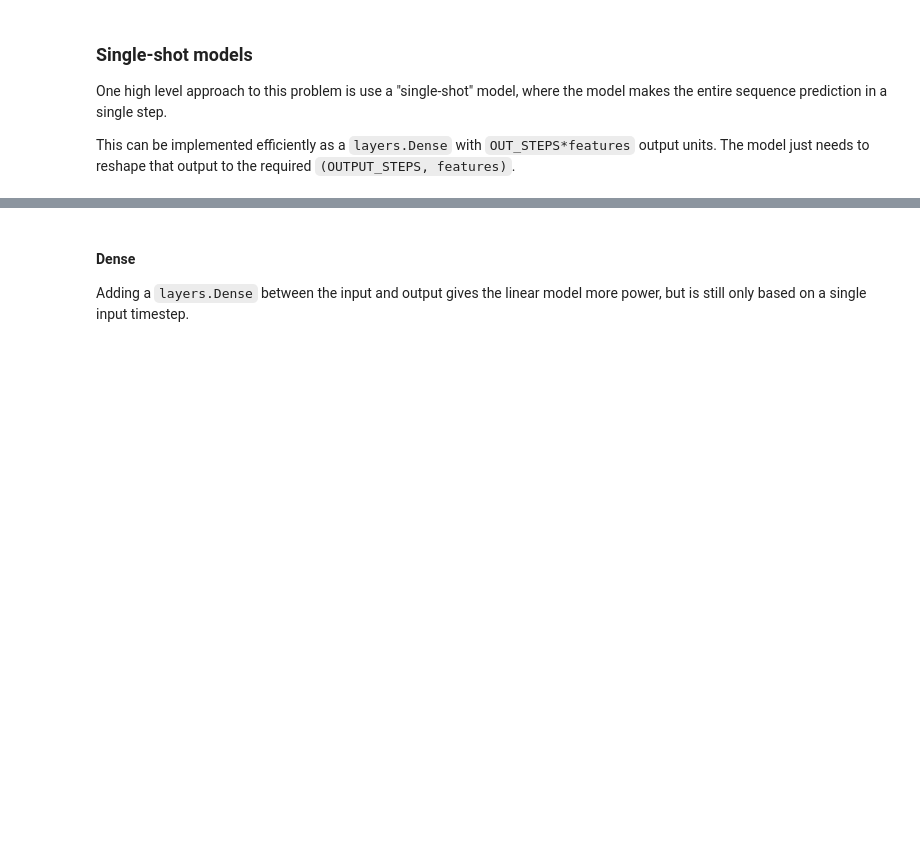
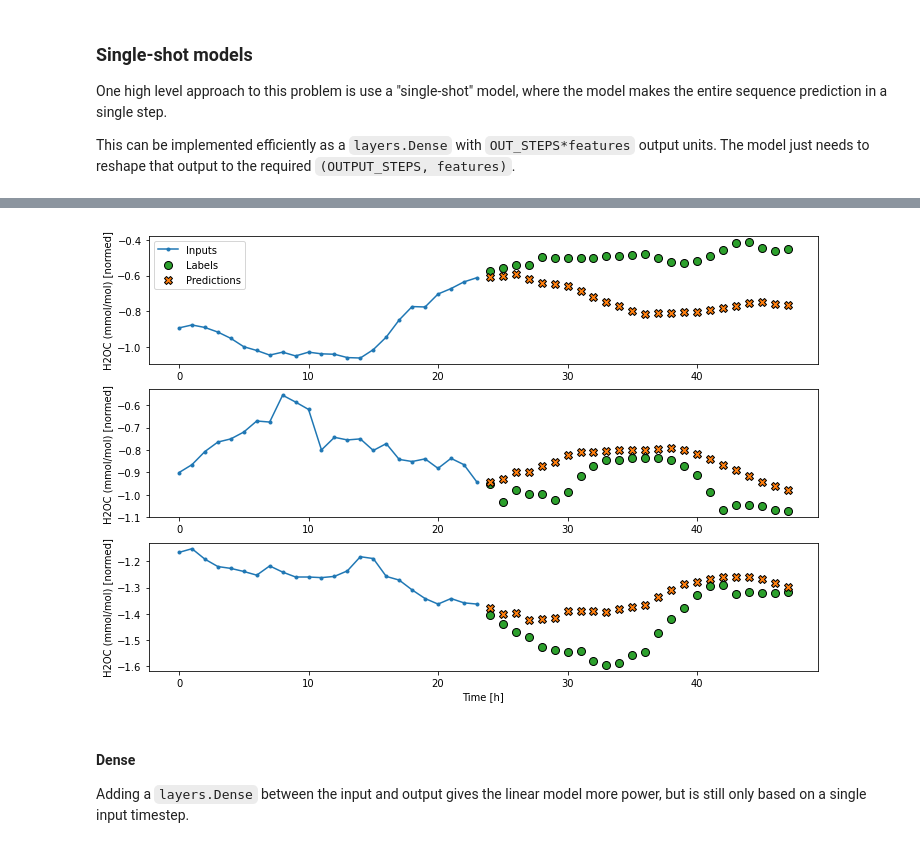
Before and after one commit to shubacca/time-series-tf-weather, a Jupyter notebook: site/en/tutorials/structured_data/time_series.ipynb, the cells around one changed output, grey strips where cells are left out. Saved outputs shown, nothing was run; the diff lists cells and outputs as text; code cells hidden in the pictures; blank space fills up the shorter version.

```diff
--- a/site/en/tutorials/structured_data/time_series.ipynb
+++ b/site/en/tutorials/structured_data/time_series.ipynb
@@ -1326,3 +1319,7 @@ multi_window.plot(multi_linear_model)
+# %%
+multi_window.plot(multi_linear_model, plot_col='H2OC (mmol/mol)')
+# %% [output]
+[figure, added]
 # %% [markdown]
 #### Dense
 
```
Also changed, not shown: parts of 53 cells of this notebook.
